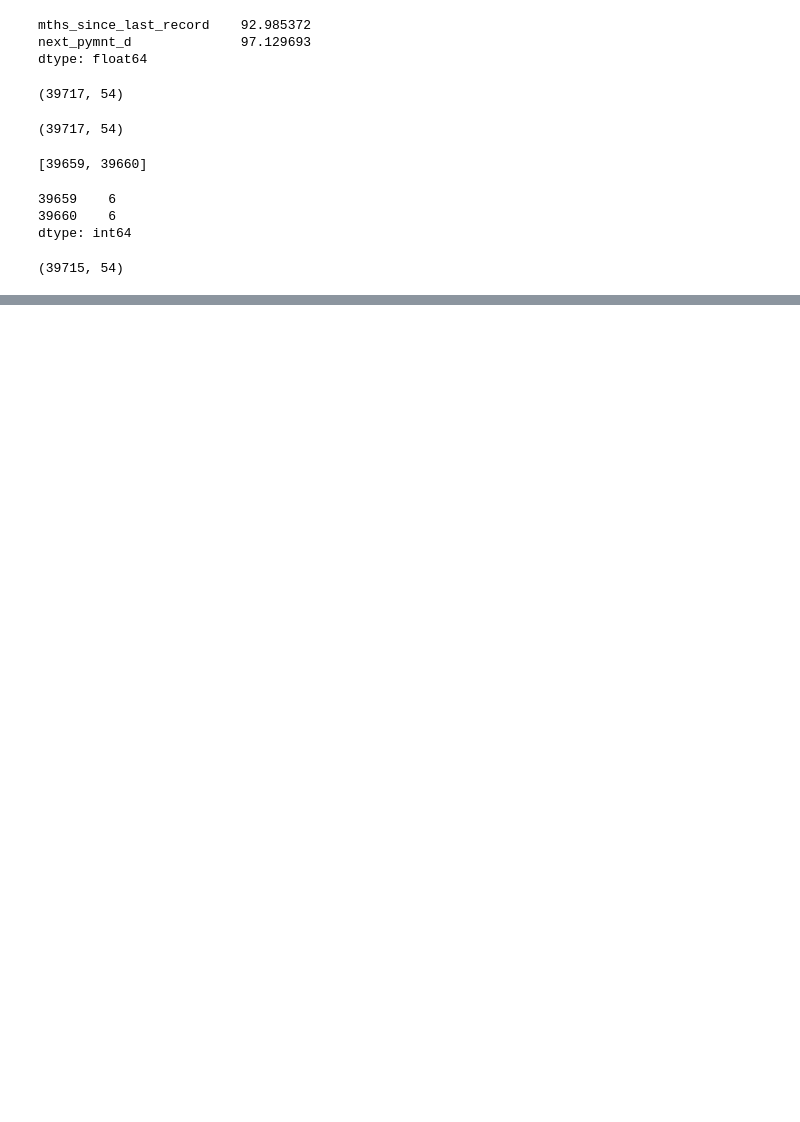
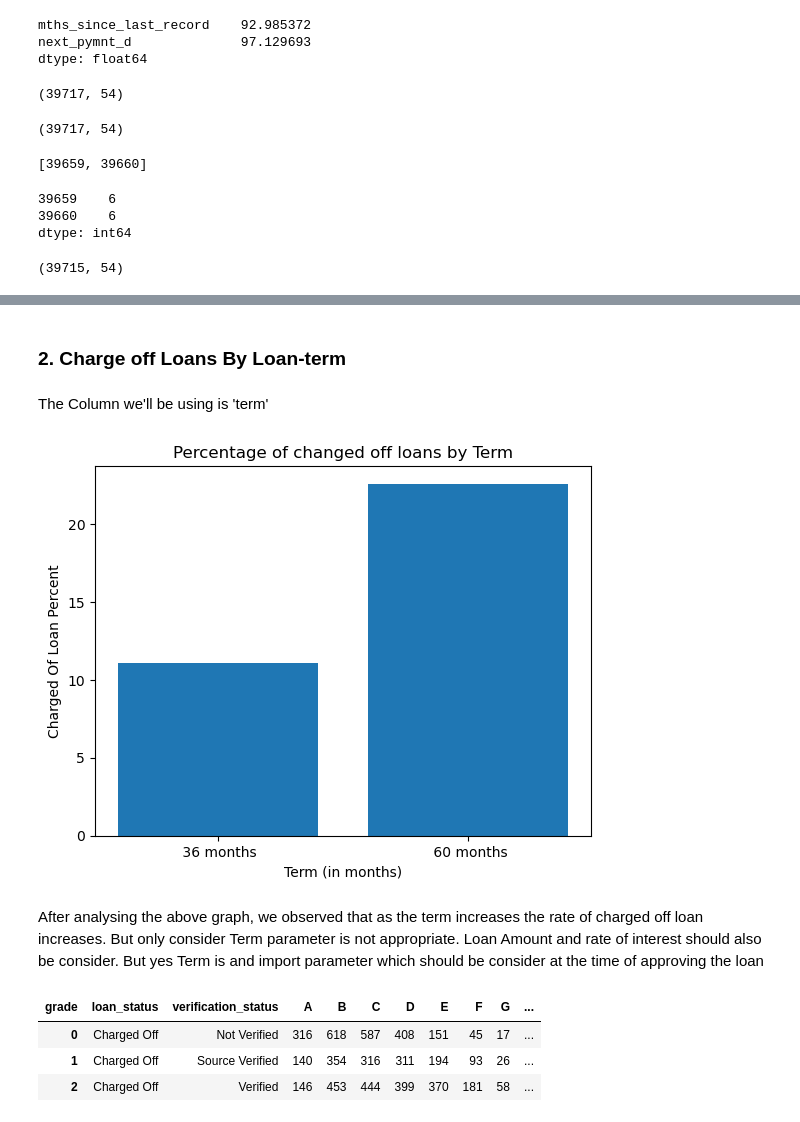
Before and after one commit to kedarlachke/LendingClubCaseStudy, a Jupyter notebook: Group_Facilitator_KedarLachke.ipynb, the cells around one changed output, grey strips where cells are left out. Cells and saved outputs as stored; diff of their text form; code cells hidden in the pictures; blank space fills up the shorter version.

Commit message:
Plotting charged of Loan by Term parameter

```diff
--- a/Group_Facilitator_KedarLachke.ipynb
+++ b/Group_Facilitator_KedarLachke.ipynb
@@ -331,0 +318,19 @@ table
+# %% [markdown]
+### 2. Charge off Loans By Loan-term
+# %% [markdown]
+The Column we'll be using is 'term'
+# %%
+totalChargeOffLoan_count_term = newloan_df.groupby('term').size()
+chargedOffloans_count_term=chargedOff_df.groupby('term').size()
+percentage_term=(chargedOffloans_count_term / totalChargeOffLoan_count_term) * 100
+plt.bar(percentage_term.index, percentage_term.values)
+plt.xlabel("Term (in months)")
+plt.ylabel("Charged Of Loan Percent")
+plt.title("Percentage of changed off loans by Term")
+plt.show()
+# %% [output]
+[figure, added]
+# %% [markdown]
+After analysing the above graph, we observed that as the term increases the rate of charged off loan increases.
+But only consider Term parameter is not appropriate. Loan Amount and rate of interest should also be consider.
+But yes Term is and import parameter which should be consider at the time of approving the loan
@@ -331,0 +352,7 @@ table
+# %%
+table
+# %% [output]
+| grade | loan_status | verification_status | A | B | C | D | E | F | G | ... |
+| 0 | Charged Off | Not Verified | 316 | 618 | 587 | 408 | 151 | 45 | 17 | ... |
+| 1 | Charged Off | Source Verified | 140 | 354 | 316 | 311 | 194 | 93 | 26 | ... |
+| 2 | Charged Off | Verified | 146 | 453 | 444 | 399 | 370 | 181 | 58 | ... |
```
Also changed, not shown: parts of 46 cells of this notebook.
